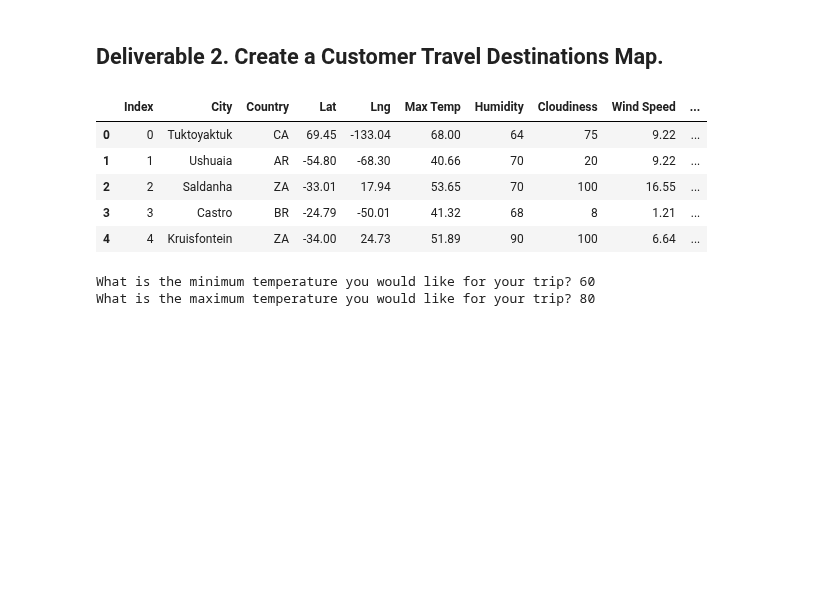
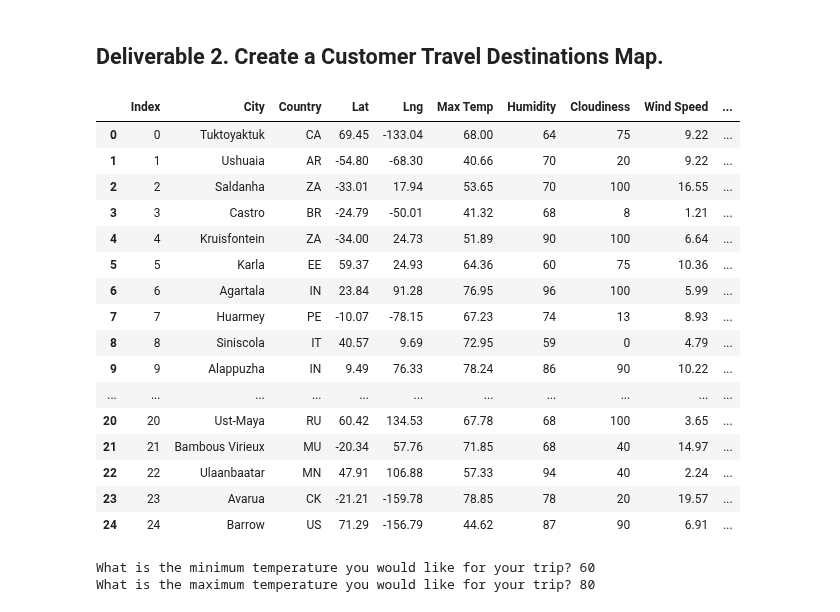
Before and after one commit to jzebker/World_Weather_Analysis, a Jupyter notebook: vacation_search/Vacation_Search.ipynb, the cells around one changed output. Cells and saved outputs as stored; diff of their text form; code cells hidden in the pictures; blank space fills up the shorter version.

```diff
--- a/vacation_search/Vacation_Search.ipynb
+++ b/vacation_search/Vacation_Search.ipynb
@@ -14,14 +14,25 @@ gmaps.configure(api_key=g_key)
 # %%
 # 1. Import the WeatherPy_database.csv file.
 city_data_df = pd.read_csv("../Weather_Database/WeatherPy_database.csv")
-city_data_df.head()
+city_data_df.head(25)
 # %% [output]
 |  | Index | City | Country | Lat | Lng | Max Temp | Humidity | Cloudiness | Wind Speed | ... |
 | 0 | 0 | Tuktoyaktuk | CA | 69.45 | -133.04 | 68.00 | 64 | 75 | 9.22 | ... |
 | 1 | 1 | Ushuaia | AR | -54.80 | -68.30 | 40.66 | 70 | 20 | 9.22 | ... |
 | 2 | 2 | Saldanha | ZA | -33.01 | 17.94 | 53.65 | 70 | 100 | 16.55 | ... |
 | 3 | 3 | Castro | BR | -24.79 | -50.01 | 41.32 | 68 | 8 | 1.21 | ... |
 | 4 | 4 | Kruisfontein | ZA | -34.00 | 24.73 | 51.89 | 90 | 100 | 6.64 | ... |
+| 5 | 5 | Karla | EE | 59.37 | 24.93 | 64.36 | 60 | 75 | 10.36 | ... |
+| 6 | 6 | Agartala | IN | 23.84 | 91.28 | 76.95 | 96 | 100 | 5.99 | ... |
+| 7 | 7 | Huarmey | PE | -10.07 | -78.15 | 67.23 | 74 | 13 | 8.93 | ... |
+| 8 | 8 | Siniscola | IT | 40.57 | 9.69 | 72.95 | 59 | 0 | 4.79 | ... |
+| 9 | 9 | Alappuzha | IN | 9.49 | 76.33 | 78.24 | 86 | 90 | 10.22 | ... |
+| ... | ... | ... | ... | ... | ... | ... | ... | ... | ... | ... |
+| 20 | 20 | Ust-Maya | RU | 60.42 | 134.53 | 67.78 | 68 | 100 | 3.65 | ... |
+| 21 | 21 | Bambous Virieux | MU | -20.34 | 57.76 | 71.85 | 68 | 40 | 14.97 | ... |
+| 22 | 22 | Ulaanbaatar | MN | 47.91 | 106.88 | 57.33 | 94 | 40 | 2.24 | ... |
+| 23 | 23 | Avarua | CK | -21.21 | -159.78 | 78.85 | 78 | 20 | 19.57 | ... |
+| 24 | 24 | Barrow | US | 71.29 | -156.79 | 44.62 | 87 | 90 | 6.91 | ... |
 # %%
 # 2. Prompt the user to enter minimum and maximum temperature criteria
 min_temp = float(input("What is the minimum temperature you would like for your trip? "))
```
Also changed, not shown: parts of 1 cell of this notebook, 4 other files.
